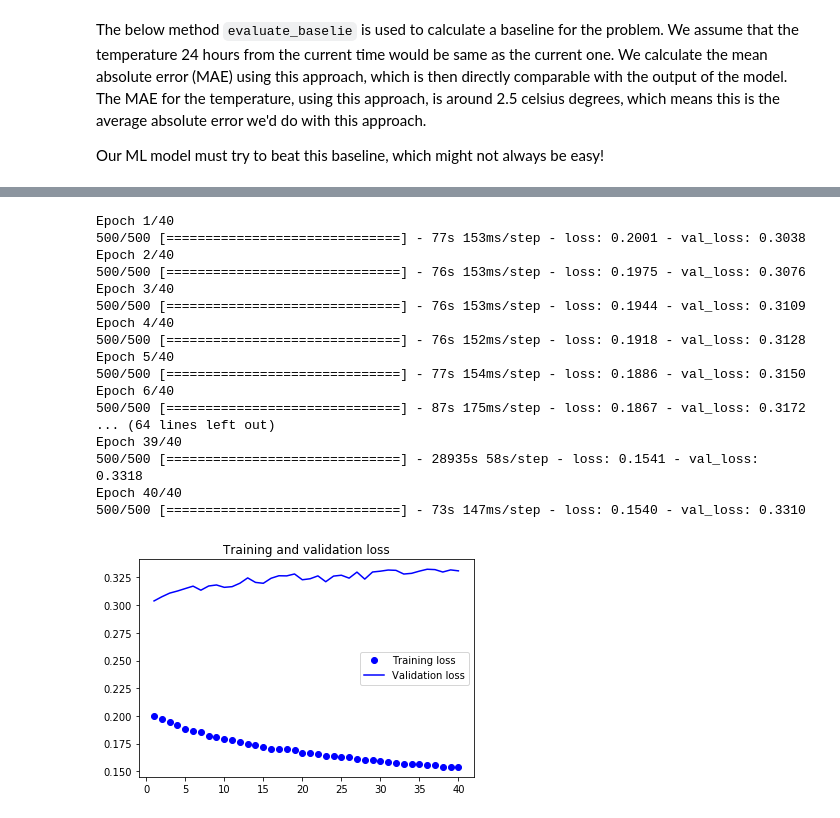
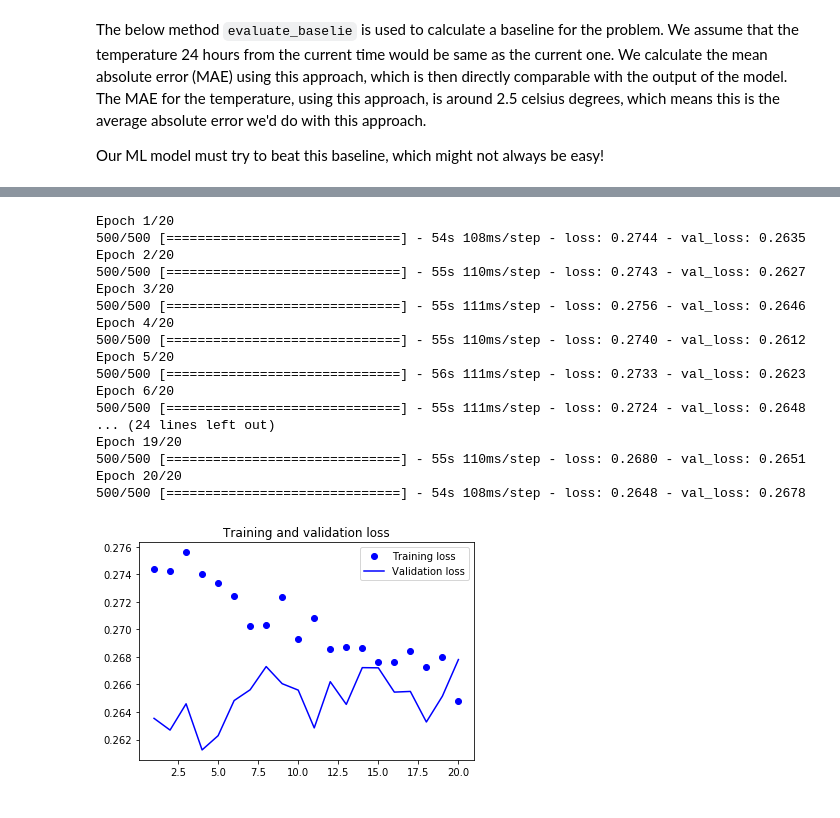
Before and after one commit to mappls/Playfield, a Jupyter notebook: keras/11_rnn_temperature.ipynb, the cells around one changed output, grey strips where cells are left out. Cells and saved outputs as stored; diff of their text form; code cells hidden in the pictures.

```diff
--- a/keras/11_rnn_temperature.ipynb
+++ b/keras/11_rnn_temperature.ipynb
@@ -191,6 +201,7 @@ model = Sequential()
 # We need to flatten the data which is generated to suit a recurrent model
 model.add(layers.Flatten(input_shape=(lookback // steps, data.shape[-1])))
 model.add(layers.Dense(32, activation='relu'))
+model.add(layers.Dropout(0.3))
 model.add(layers.Dense(1))
 
 model.compile(optimizer='adam', loss='mae')
@@ -250,7 +271,7 @@ num_features = data.shape[1]  # 14 in this case
 
 model = Sequential()
 # why isn't there a `timesteps` dimension in the input_shape?
-model.add(layers.GRU(32, input_shape=(None, num_features)))
+model.add(layers.GRU(32, input_shape=(None, num_features), dropout=0.1, recurrent_dropout=0.3))
 model.add(layers.Dense(1))
 
 model.compile(optimizer=RMSprop(), loss='mae')
@@ -286,42 +321,37 @@ num_features = data.shape[1]  # 14 in this case
 
 model_drop = Sequential()
 # Why isn't there an activation here?
-model_drop.add(layers.GRU(32,
-                          dropout=0.1,
-                          recurrent_dropout=0.5,
-                          return_sequences=True,
-                          input_shape=(None, num_features)))
-model_drop.add(layers.GRU(64,
-                          activation='relu',
-                          dropout=0.1,
-                          recurrent_dropout=0.5))
+model_drop.add(layers.Bidirectional(layers.GRU(32,
+                                        dropout=0.1,
+                                        recurrent_dropout=0.3,
+                                        input_shape=(None, num_features))))
 model_drop.add(layers.Dense(1))
 
 model_drop.compile(optimizer=RMSprop(), loss='mae')
-history_drop = model.fit_generator(train_gen,
+history = model.fit_generator(train_gen,
                                    steps_per_epoch=500,
-                                   epochs=40,
+                                   epochs=20,
                                    validation_data=val_gen,
                                    validation_steps=val_steps)
 # %% [output]
-Epoch 1/40
-500/500 [==============================] - 77s 153ms/step - loss: 0.2001 - val_loss: 0.3038
-Epoch 2/40
-500/500 [==============================] - 76s 153ms/step - loss: 0.1975 - val_loss: 0.3076
-Epoch 3/40
-500/500 [==============================] - 76s 153ms/step - loss: 0.1944 - val_loss: 0.3109
-Epoch 4/40
-500/500 [==============================] - 76s 152ms/step - loss: 0.1918 - val_loss: 0.3128
-Epoch 5/40
-500/500 [==============================] - 77s 154ms/step - loss: 0.1886 - val_loss: 0.3150
-Epoch 6/40
-500/500 [==============================] - 87s 175ms/step - loss: 0.1867 - val_loss: 0.3172
-... (64 lines left out)
-Epoch 39/40
-500/500 [==============================] - 28935s 58s/step - loss: 0.1541 - val_loss: 0.3318
-Epoch 40/40
-500/500 [==============================] - 73s 147ms/step - loss: 0.1540 - val_loss: 0.3310
+Epoch 1/20
+500/500 [==============================] - 54s 108ms/step - loss: 0.2744 - val_loss: 0.2635
+Epoch 2/20
+500/500 [==============================] - 55s 110ms/step - loss: 0.2743 - val_loss: 0.2627
+Epoch 3/20
+500/500 [==============================] - 55s 111ms/step - loss: 0.2756 - val_loss: 0.2646
+Epoch 4/20
+500/500 [==============================] - 55s 110ms/step - loss: 0.2740 - val_loss: 0.2612
+Epoch 5/20
+500/500 [==============================] - 56s 111ms/step - loss: 0.2733 - val_loss: 0.2623
+Epoch 6/20
+500/500 [==============================] - 55s 111ms/step - loss: 0.2724 - val_loss: 0.2648
+... (24 lines left out)
+Epoch 19/20
+500/500 [==============================] - 55s 110ms/step - loss: 0.2680 - val_loss: 0.2651
+Epoch 20/20
+500/500 [==============================] - 54s 108ms/step - loss: 0.2648 - val_loss: 0.2678
 # %%
-plot_history(history_drop)
+plot_history(history)
 # %% [output]
-[figure, old version]
+[figure, new version]
```
Also changed, not shown: parts of 27 cells of this notebook, 3 other files.
